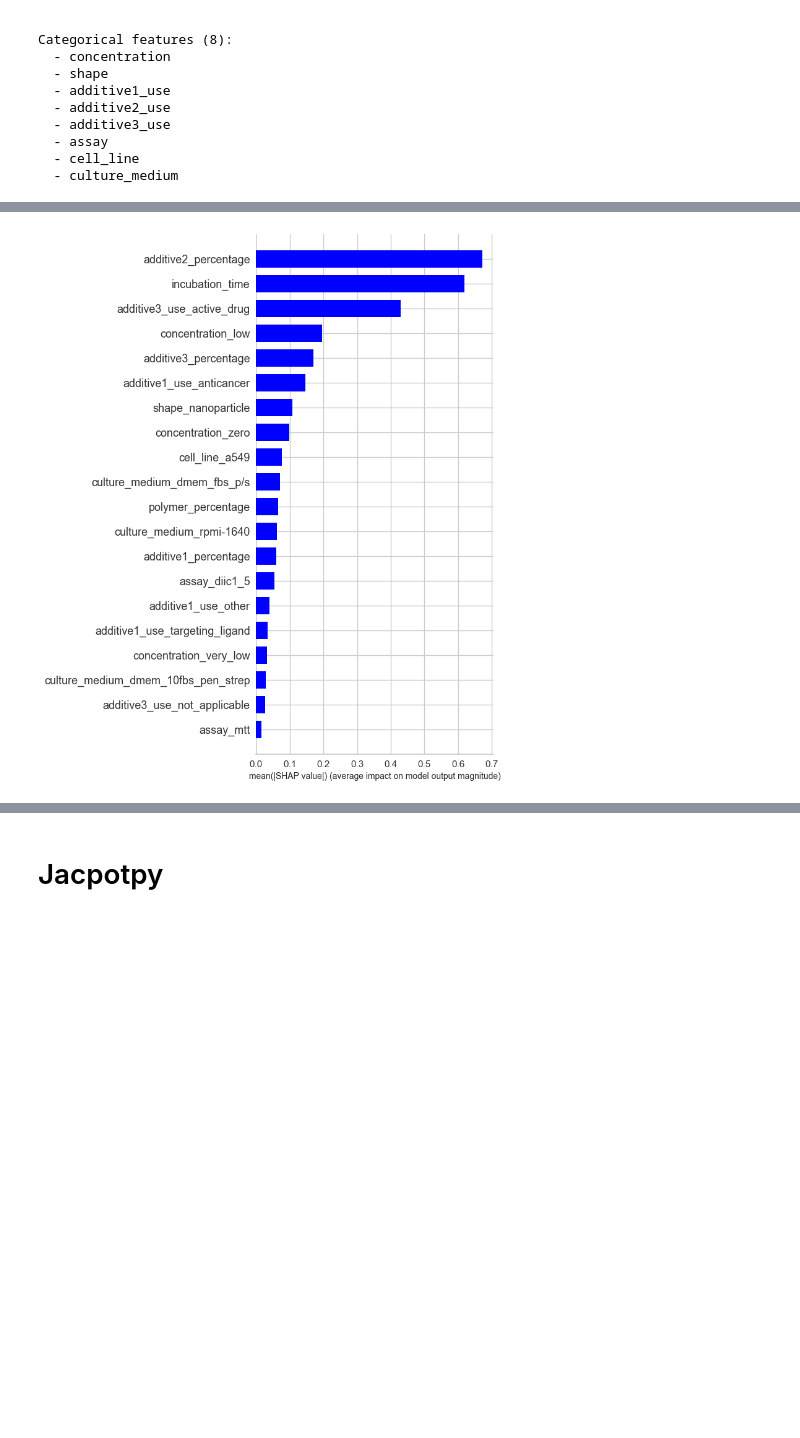
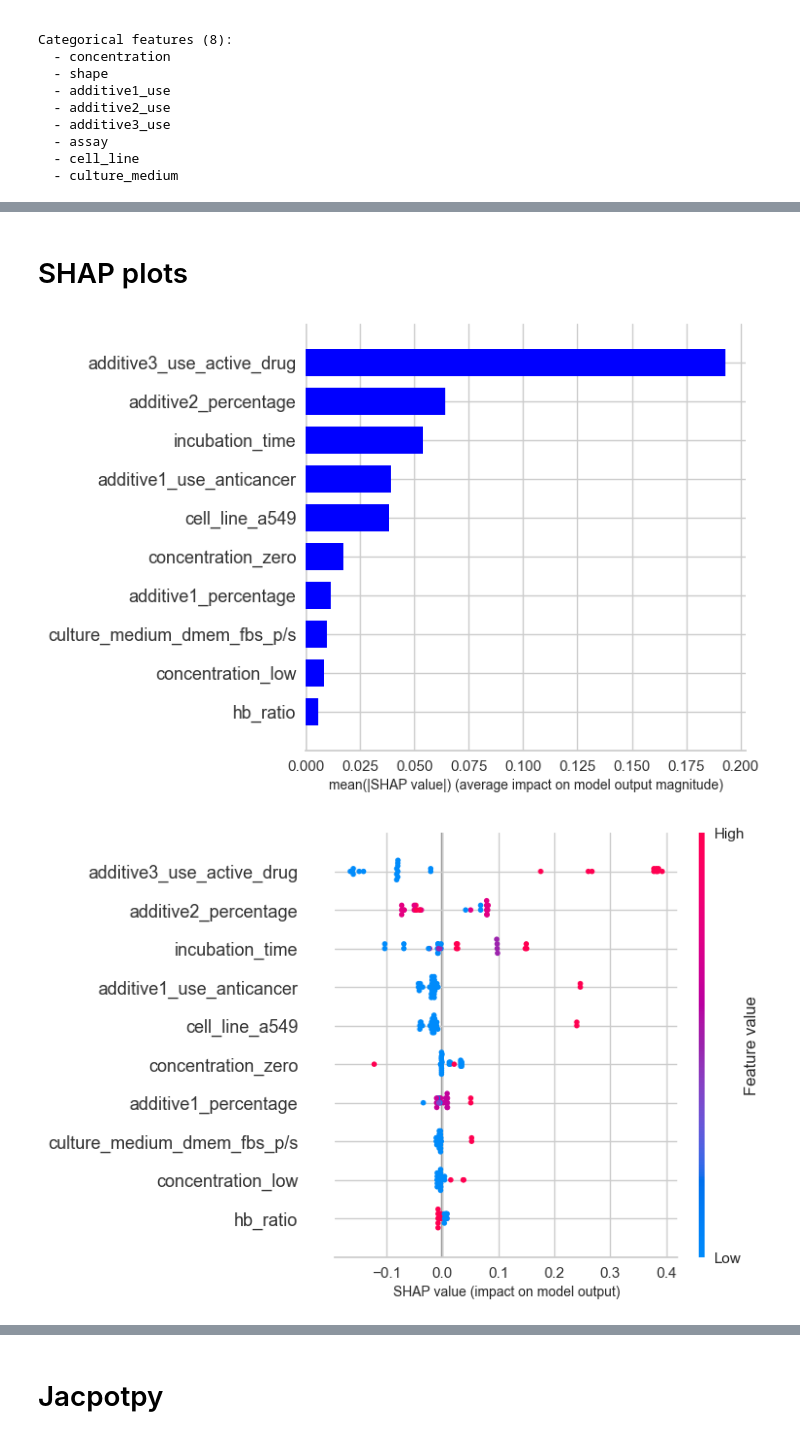
Before and after one commit to Alexangelo92/Cytotoxicity_mdpi, a Jupyter notebook: cytotoxicity_rf_classifier_MDPI_no outliers.ipynb, the cells around one changed output, grey strips where cells are left out. Cells and saved outputs as stored; diff of their text form; code cells hidden in the pictures; blank space fills up the shorter version.

```diff
--- a/cytotoxicity_rf_classifier_MDPI_no outliers.ipynb
+++ b/cytotoxicity_rf_classifier_MDPI_no outliers.ipynb
@@ -820,0 +809,3 @@ Best model: CatBoostClassifier(border_count=254, random_state=42, task_type='CPU
+# %%
+# Baseline comparison
+baseline = compare_models(sort='mcc', n_select=1)
@@ -821,13 +832,12 @@ Best model: CatBoostClassifier(border_count=254, random_state=42, task_type='CPU
 # %%
 # Optimize the best model's hyperparameters using Optuna with early stopping
-tuned_model = tune_model(best_model,
+tuned_model = tune_model(baseline,
                          optimize='mcc',
                          search_library='optuna',
                          n_iter=50,
                          )
 # Check the best hyperparameters found
-best_params = tuned_model.get_params()
-print("Best hyperparameters:", best_params)
+print("Best hyperparameters:", tuned_model.get_params())
 # %% [output]
 [interactive output not drawn]
 |  | Accuracy | AUC | Recall | Prec. | F1 | Kappa | MCC |
@@ -912,13 +927,29 @@ plot_model(tuned_model)
+# %% [markdown]
+# SHAP plots
 # %%
-# Check SHAP values for the tuned model to understand feature importance and contribution to predictions
 explainer = shap.TreeExplainer(tuned_model)
-shap_values = explainer.shap_values(X_test_df)
-fig, ax = plt.subplots(figsize=(12, 12))  # πιο φαρδύ figure
-shap.summary_plot(shap_values, X_test_df, feature_names=feature_names,
-                  plot_type="bar", show=False, color='blue')
+X_test_transformed = get_config("X_test_transformed") # get test features after preprocessing from pycaret
+shap_values = explainer.shap_values(X_test_transformed)
+
+# Bar plot
+fig, ax = plt.subplots(figsize=(12, 12))
+shap.summary_plot(shap_values, X_test_transformed,
+                  feature_names=X_test_transformed.columns.tolist(),
+                  plot_type="bar", show=False, color='blue', max_display=10)
 plt.xlabel("mean(|SHAP value|) (average impact on model output magnitude)", fontsize=10)
 plt.tight_layout(pad=2.0)
-# plt.savefig('shap_summary_plot.png', dpi=600, bbox_inches='tight')
+# plt.savefig('shap_bar_plot.png', dpi=600, bbox_inches='tight')
 plt.show()
+
+# Beeswarm plot
+fig, ax = plt.subplots(figsize=(12, 12))
+shap.summary_plot(shap_values, X_test_transformed,
+                  feature_names=X_test_transformed.columns.tolist(),
+                  show=False, max_display=10)  # no plot_type argument = beeswarm by default
+plt.xlabel("SHAP value (impact on model output)", fontsize=10)
+plt.tight_layout(pad=2.0)
+# plt.savefig('shap_beeswarm_plot.png', dpi=600, bbox_inches='tight')
+plt.show()
 # %% [output]
-[figure, old version]
+[figure, new version]
+[figure, added]
```
Also changed, not shown: parts of 20 cells of this notebook, 5 other files.
